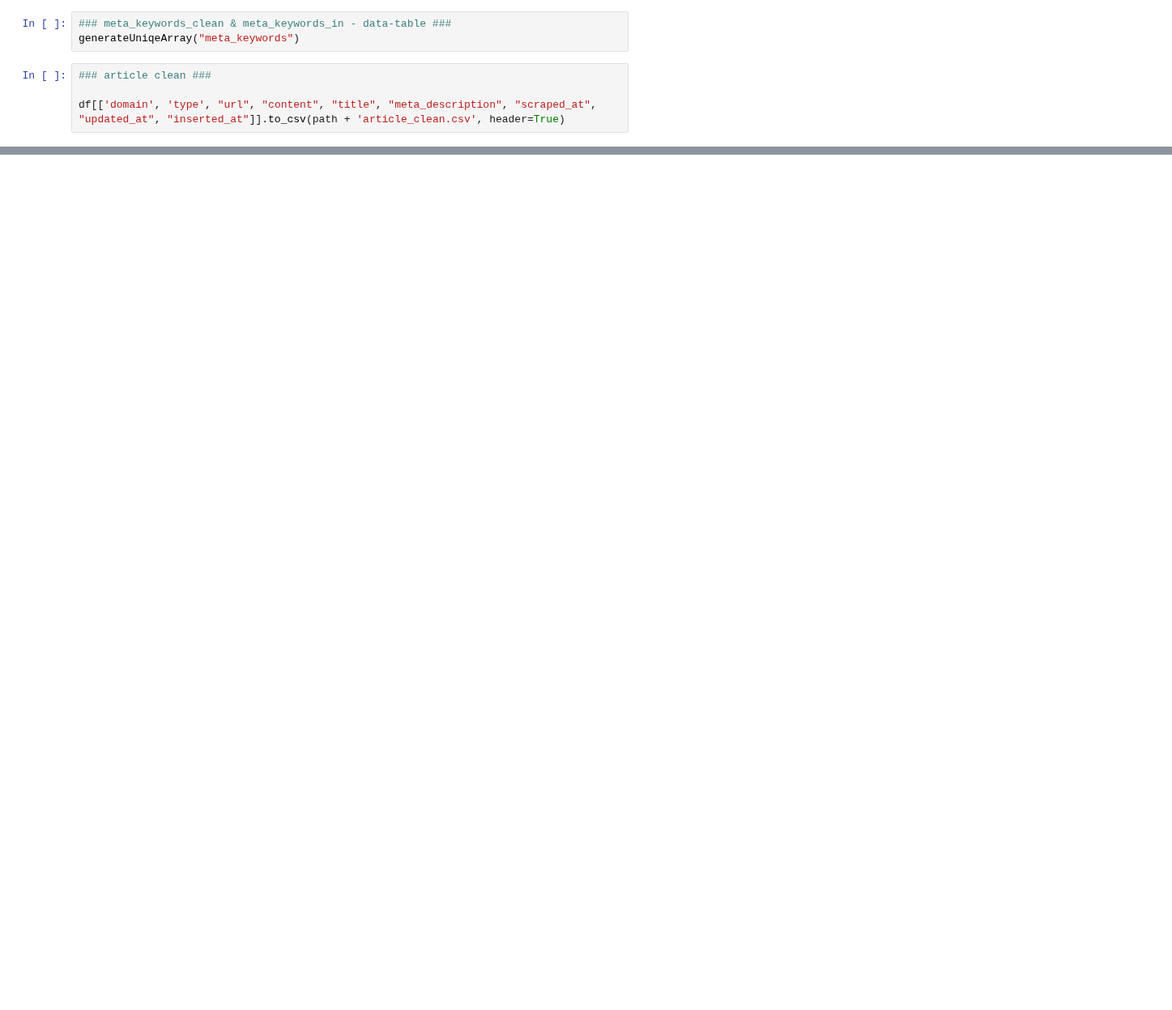
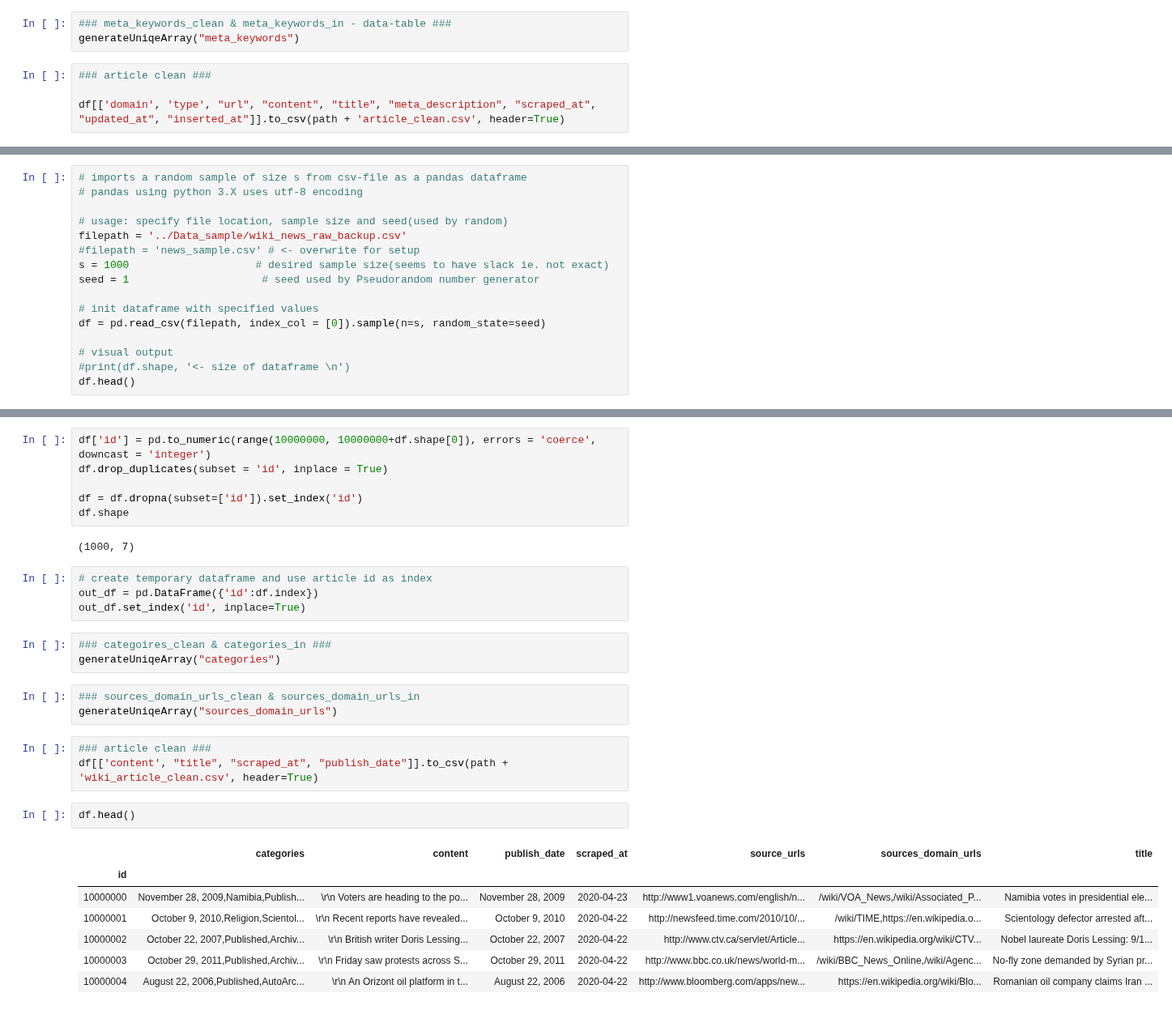
Before and after one commit to SystemOut1324/Datascience_Final_Project, a Jupyter notebook: Appendix/Manual/Setup_DB_Data_FakeNewsCorpus.ipynb, the cells around one changed output, grey strips where cells are left out. Shown at 81% size. Drawn from its saved outputs; the diff is of its cells as text; blank space fills up the shorter version.

Commit message:
Added orginize for wiki and other things

```diff
--- a/Appendix/Manual/Setup_DB_Data_FakeNewsCorpus.ipynb
+++ b/Appendix/Manual/Setup_DB_Data_FakeNewsCorpus.ipynb
@@ -135,0 +138,16 @@ df[['domain', 'type', "url", "content", "title", "meta_description", "scraped_at
+# %%
+# imports a random sample of size s from csv-file as a pandas dataframe
+# pandas using python 3.X uses utf-8 encoding
+
+# usage: specify file location, sample size and seed(used by random)
+filepath = '../Data_sample/wiki_news_raw_backup.csv'
+#filepath = 'news_sample.csv' # <- overwrite for setup
+s = 1000                    # desired sample size(seems to have slack ie. not exact)
+seed = 1                     # seed used by Pseudorandom number generator
+
+# init dataframe with specified values
+df = pd.read_csv(filepath, index_col = [0]).sample(n=s, random_state=seed)
+
+# visual output
+#print(df.shape, '<- size of dataframe \n')
+df.head()
@@ -135,0 +162,31 @@ df[['domain', 'type', "url", "content", "title", "meta_description", "scraped_at
+# %%
+df['id'] = pd.to_numeric(range(10000000, 10000000+df.shape[0]), errors = 'coerce', downcast = 'integer')
+df.drop_duplicates(subset = 'id', inplace = True)
+
+df = df.dropna(subset=['id']).set_index('id')
+df.shape
+# %% [output]
+(1000, 7)
+# %%
+# create temporary dataframe and use article id as index
+out_df = pd.DataFrame({'id':df.index})
+out_df.set_index('id', inplace=True)
+# %%
+### categoires_clean & categories_in ###
+generateUniqeArray("categories")
+# %%
+### sources_domain_urls_clean & sources_domain_urls_in
+generateUniqeArray("sources_domain_urls")
+# %%
+### article clean ###
+df[['content', "title", "scraped_at", "publish_date"]].to_csv(path + 'wiki_article_clean.csv', header=True)
+# %%
+df.head()
+# %% [output]
+|  | categories | content | publish_date | scraped_at | source_urls | sources_domain_urls | title |
+| id |  |  |  |  |  |  |  |
+| 10000000 | November 28, 2009,Namibia,Publish... | \r\n Voters are heading to the po... | November 28, 2009 | 2020-04-23 | http://www1.voanews.com/english/n... | /wiki/VOA_News,/wiki/Associated_P... | Namibia votes in presidential ele... |
+| 10000001 | October 9, 2010,Religion,Scientol... | \r\n Recent reports have revealed... | October 9, 2010 | 2020-04-22 | http://newsfeed.time.com/2010/10/... | /wiki/TIME,https://en.wikipedia.o... | Scientology defector arrested aft... |
+| 10000002 | October 22, 2007,Published,Archiv... | \r\n British writer Doris Lessing... | October 22, 2007 | 2020-04-22 | http://www.ctv.ca/servlet/Article... | https://en.wikipedia.org/wiki/CTV... | Nobel laureate Doris Lessing: 9/1... |
+| 10000003 | October 29, 2011,Published,Archiv... | \r\n Friday saw protests across S... | October 29, 2011 | 2020-04-22 | http://www.bbc.co.uk/news/world-m... | /wiki/BBC_News_Online,/wiki/Agenc... | No-fly zone demanded by Syrian pr... |
+| 10000004 | August 22, 2006,Published,AutoArc... | \r\n An Orizont oil platform in t... | August 22, 2006 | 2020-04-22 | http://www.bloomberg.com/apps/new... | https://en.wikipedia.org/wiki/Blo... | Romanian oil company claims Iran ... |
```
Also changed, not shown: parts of 3 cells of this notebook, 12 other files.
